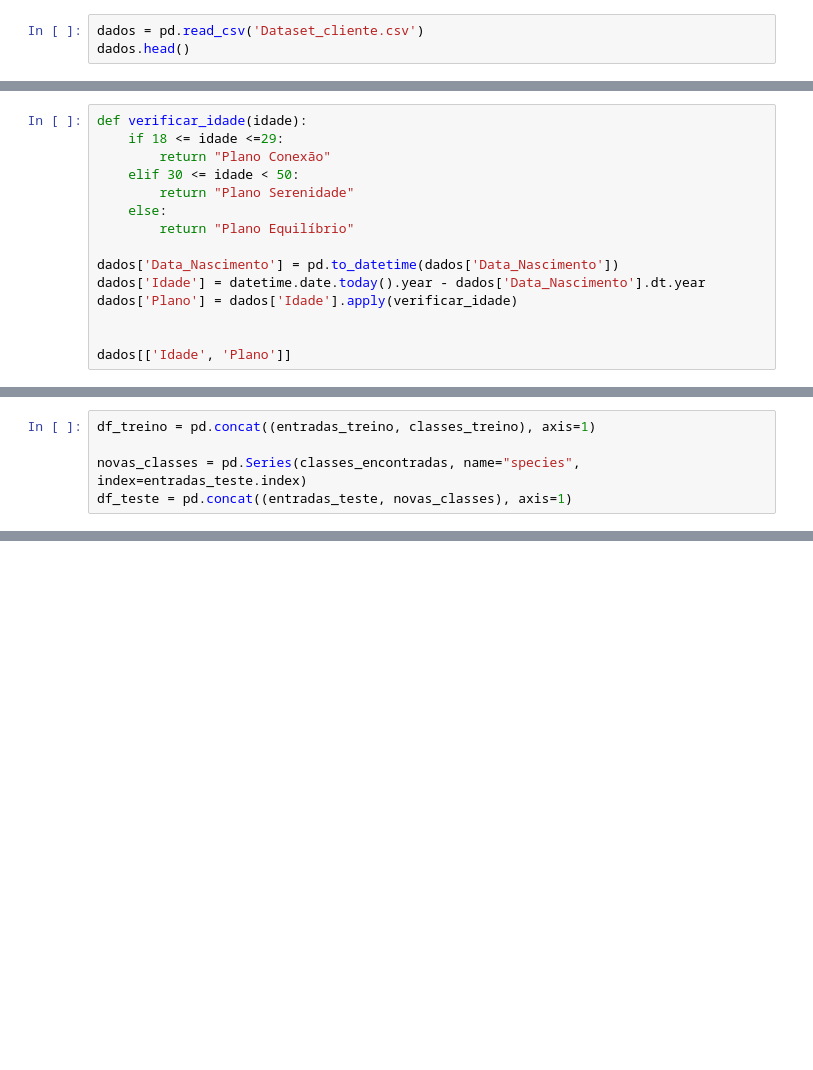
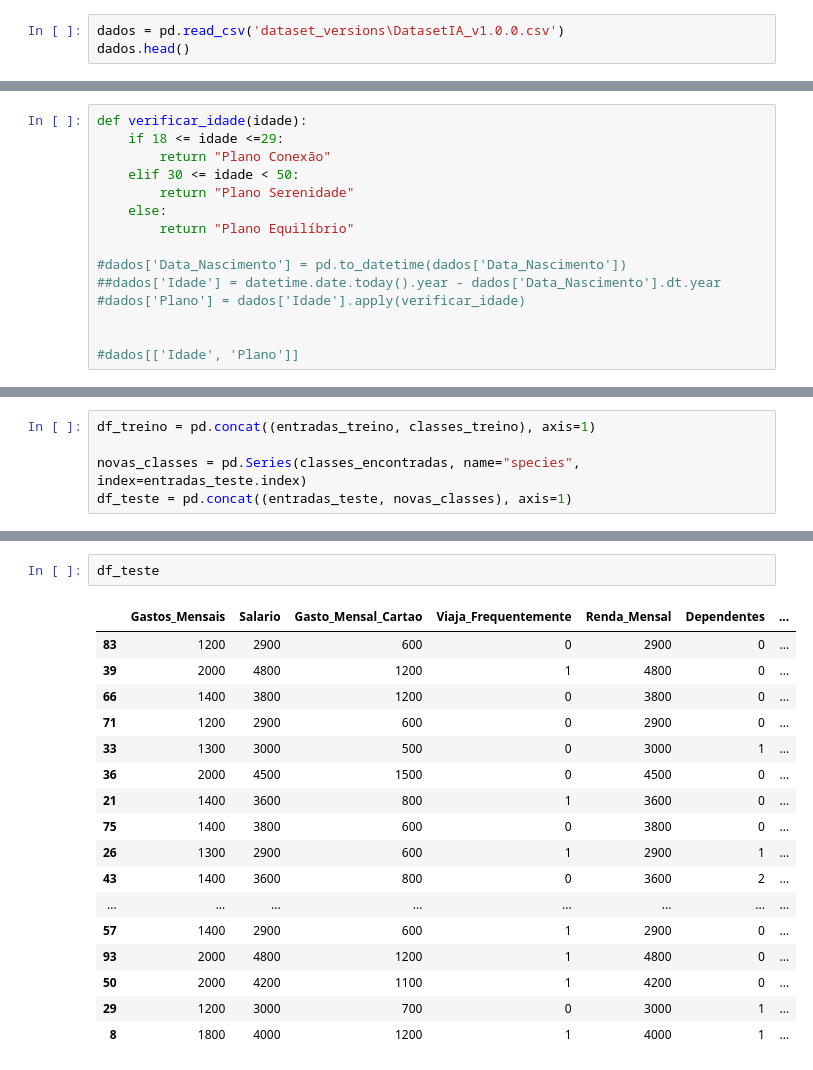
Before and after one commit to gabrielmendesoficial/cgeniusIA, a Jupyter notebook: tratamento_dados.ipynb, the cells around one changed output, grey strips where cells are left out. Drawn from its saved outputs; the diff is of its cells as text; blank space fills up the shorter version.

```diff
--- a/tratamento_dados.ipynb
+++ b/tratamento_dados.ipynb
@@ -14,5 +14,5 @@ from sklearn.discriminant_analysis import LinearDiscriminantAnalysis
 from sklearn.metrics import (classification_report)
 from sklearn.model_selection import cross_val_score, train_test_split
 # %%
-dados = pd.read_csv('Dataset_cliente.csv')
+dados = pd.read_csv('dataset_versions\DatasetIA_v1.0.0.csv')
 dados.head()
@@ -36,9 +53,9 @@ def verificar_idade(idade):
     else:
         return "Plano Equilíbrio"
 
-dados['Data_Nascimento'] = pd.to_datetime(dados['Data_Nascimento'])
-dados['Idade'] = datetime.date.today().year - dados['Data_Nascimento'].dt.year
-dados['Plano'] = dados['Idade'].apply(verificar_idade)
+#dados['Data_Nascimento'] = pd.to_datetime(dados['Data_Nascimento'])
+##dados['Idade'] = datetime.date.today().year - dados['Data_Nascimento'].dt.year
+#dados['Plano'] = dados['Idade'].apply(verificar_idade)
 
 
-dados[['Idade', 'Plano']]
+#dados[['Idade', 'Plano']]
@@ -109,3 +177,23 @@ df_teste = pd.concat((entradas_teste, novas_classes), axis=1)
+# %%
+df_teste
+# %% [output]
+|  | Gastos_Mensais | Salario | Gasto_Mensal_Cartao | Viaja_Frequentemente | Renda_Mensal | Dependentes | ... |
+| 83 | 1200 | 2900 | 600 | 0 | 2900 | 0 | ... |
+| 39 | 2000 | 4800 | 1200 | 1 | 4800 | 0 | ... |
+| 66 | 1400 | 3800 | 1200 | 0 | 3800 | 0 | ... |
+| 71 | 1200 | 2900 | 600 | 0 | 2900 | 0 | ... |
+| 33 | 1300 | 3000 | 500 | 0 | 3000 | 1 | ... |
+| 36 | 2000 | 4500 | 1500 | 0 | 4500 | 0 | ... |
+| 21 | 1400 | 3600 | 800 | 1 | 3600 | 0 | ... |
+| 75 | 1400 | 3800 | 600 | 0 | 3800 | 0 | ... |
+| 26 | 1300 | 2900 | 600 | 1 | 2900 | 1 | ... |
+| 43 | 1400 | 3600 | 800 | 0 | 3600 | 2 | ... |
+| ... | ... | ... | ... | ... | ... | ... | ... |
+| 57 | 1400 | 2900 | 600 | 1 | 2900 | 0 | ... |
+| 93 | 2000 | 4800 | 1200 | 1 | 4800 | 0 | ... |
+| 50 | 2000 | 4200 | 1100 | 1 | 4200 | 0 | ... |
+| 29 | 1200 | 3000 | 700 | 0 | 3000 | 1 | ... |
+| 8 | 1800 | 4000 | 1200 | 1 | 4000 | 1 | ... |
 # %%
 k_range = list(range(1,20))
 acertos = []
```
Also changed, not shown: parts of 27 cells of this notebook, 20 other files.
